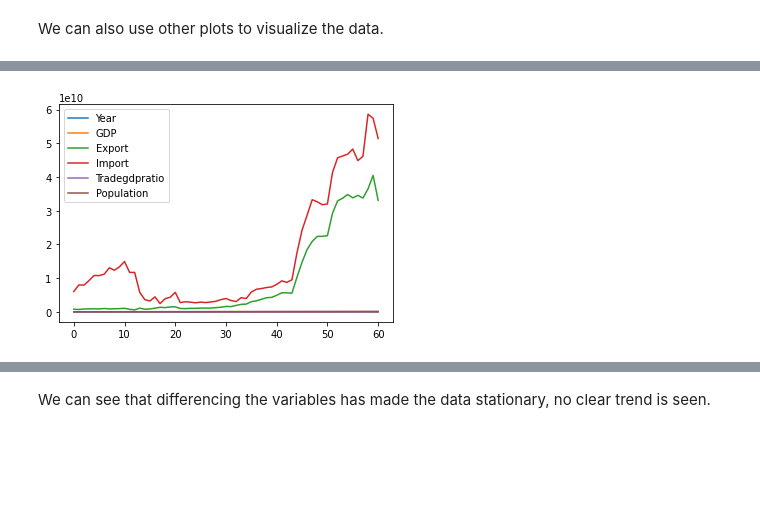
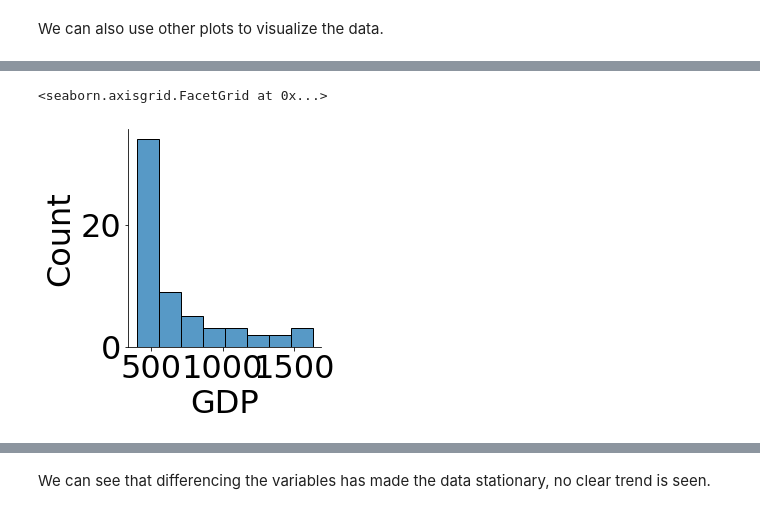
Before and after one commit to ftabassum0614/Projects, a Jupyter notebook: Final Project/Final Paper.ipynb, the cells around one changed output, grey strips where cells are left out. Saved outputs shown, nothing was run; the diff lists cells and outputs as text; code cells hidden in the pictures; blank space fills up the shorter version.

```diff
--- a/Final Project/Final Paper.ipynb
+++ b/Final Project/Final Paper.ipynb
@@ -227,7 +138,8 @@ array([[<AxesSubplot:title={'center':'Year'}>,
-# %%
-fig = df.plot()
-# %% [output]
-[figure, removed]
+# %%
+sns.displot(df['GDP'], bins=8)
+# %% [output]
+<seaborn.axisgrid.FacetGrid at 0x...>
+[figure, added]
 # %%
 ## log of variables
 df["Ln GDP per capita"] = np.log(df["GDP"])
```
Also changed, not shown: parts of 75 cells of this notebook, 1 other file.
